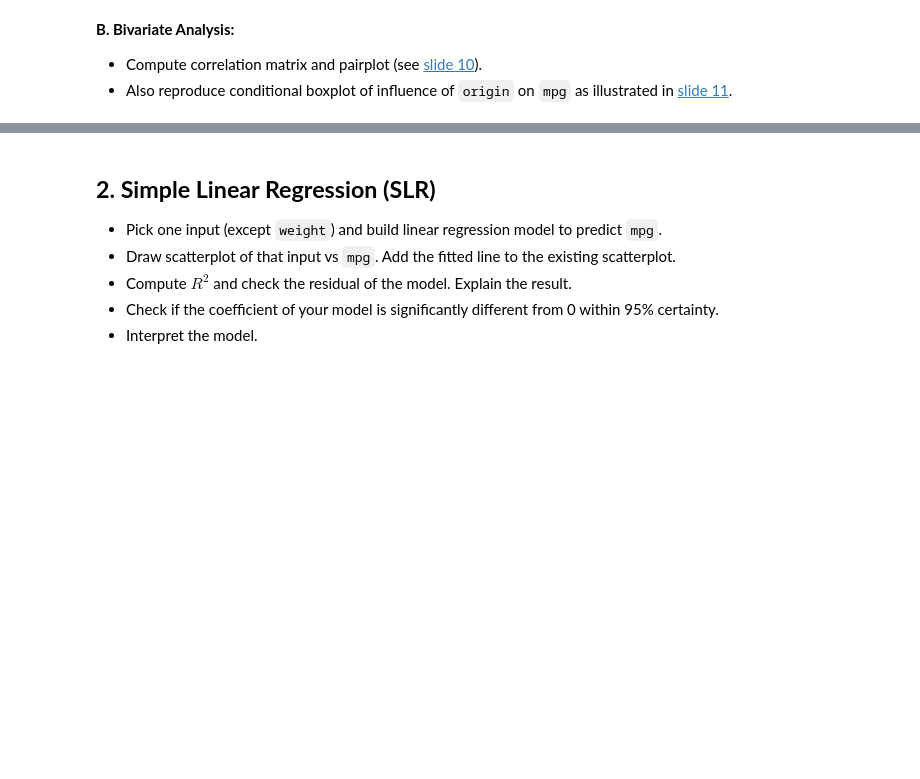
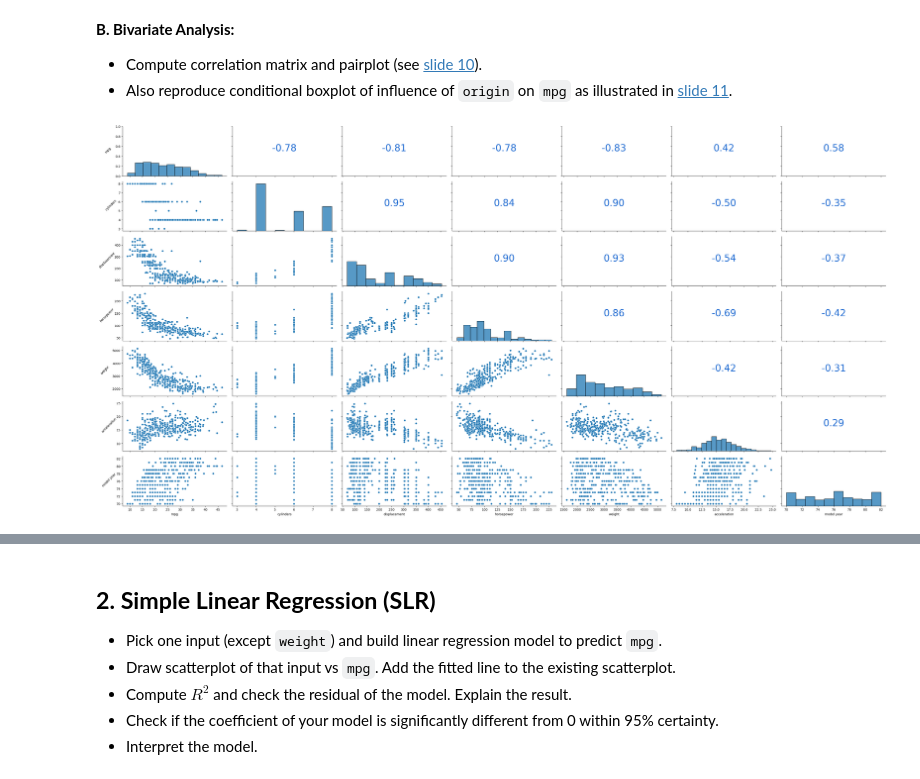
Before and after one commit to LaimengEung/inf-604-data-analysis-i-repo, a Jupyter notebook: Copy_of_Lab7_Linear_Logistic_Regression.ipynb, the cells around one changed output, grey strips where cells are left out. Saved outputs shown, nothing was run; the diff lists cells and outputs as text; code cells hidden in the pictures; blank space fills up the shorter version.

```diff
--- a/Copy_of_Lab7_Linear_Logistic_Regression.ipynb
+++ b/Copy_of_Lab7_Linear_Logistic_Regression.ipynb
@@ -51,3 +152,27 @@ Extracting files...
 
 - Compute correlation matrix and pairplot (see [slide 10](https://hassothea.github.io/Data_Analysis_AUPP/Slides/Linear_Regression.html#/section)).
 - Also reproduce conditional boxplot of influence of `origin` on `mpg` as illustrated in [slide 11](https://hassothea.github.io/Data_Analysis_AUPP/Slides/Linear_Regression.html#/section-1).
+# %%
+# Correlation matrix and pairplot
+pair_grid = sns.PairGrid(data=data[quan_cols], aspect=2)
+
+# # Map plots to the lower triangle only
+pair_grid.map_lower(sns.scatterplot)    # Scatterplots in the lower triangle
+pair_grid.map_diag(sns.histplot)        # Histograms on the diagonal
+
+# pair_plot = sns.pairplot(data=data[quan_cols], aspect=2.5)
+def corr_func(x, y, **kws):
+    r1 = np.corrcoef(x, y)[0, 1]    # takes the second element of first array
+    plt.gca().annotate(f"{r1:.2f}", xy=(0.5, 0.5),      # Get Current Axes: do manipulation to current axes
+                       xycoords='axes fraction',
+                       ha='center', fontsize=30, color='#1d69d1')
+    return r1
+
+pair_grid.map_upper(corr_func)
+for ax in pair_grid.axes[:, 0]:
+# for ax in pair_grid.axes.flatten():
+    ax.set_ylabel(ax.get_ylabel(), rotation=45, labelpad=20)
+plt.tight_layout()
+plt.show()
+# %% [output]
+[figure, added]
```
Also changed, not shown: parts of 62 cells of this notebook.
